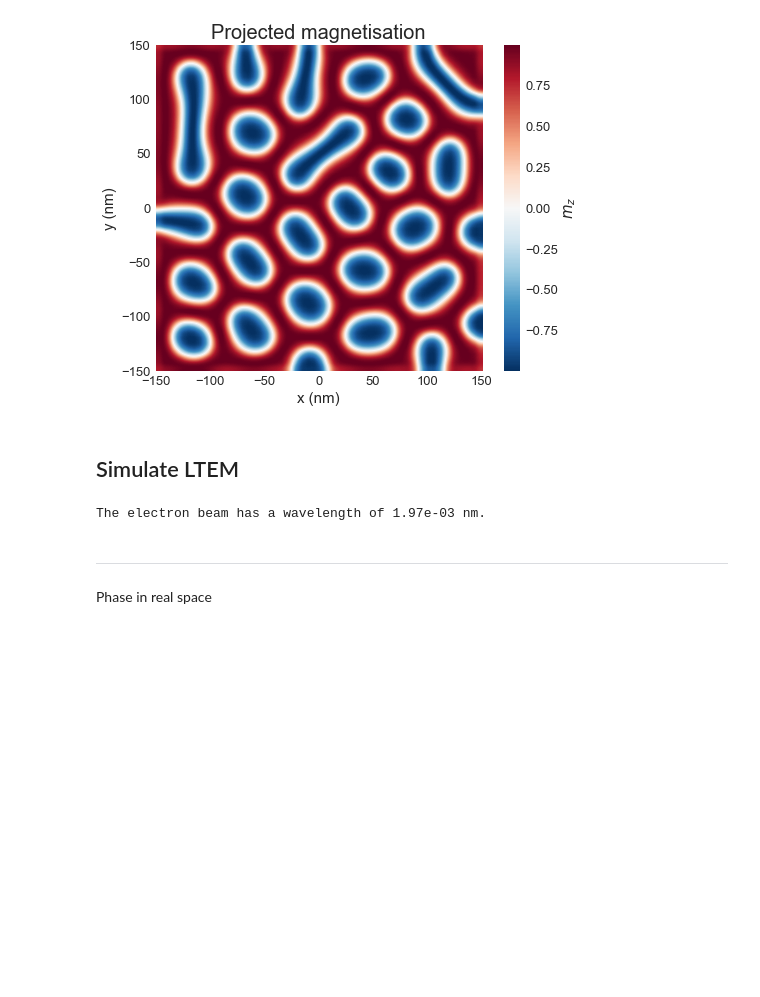
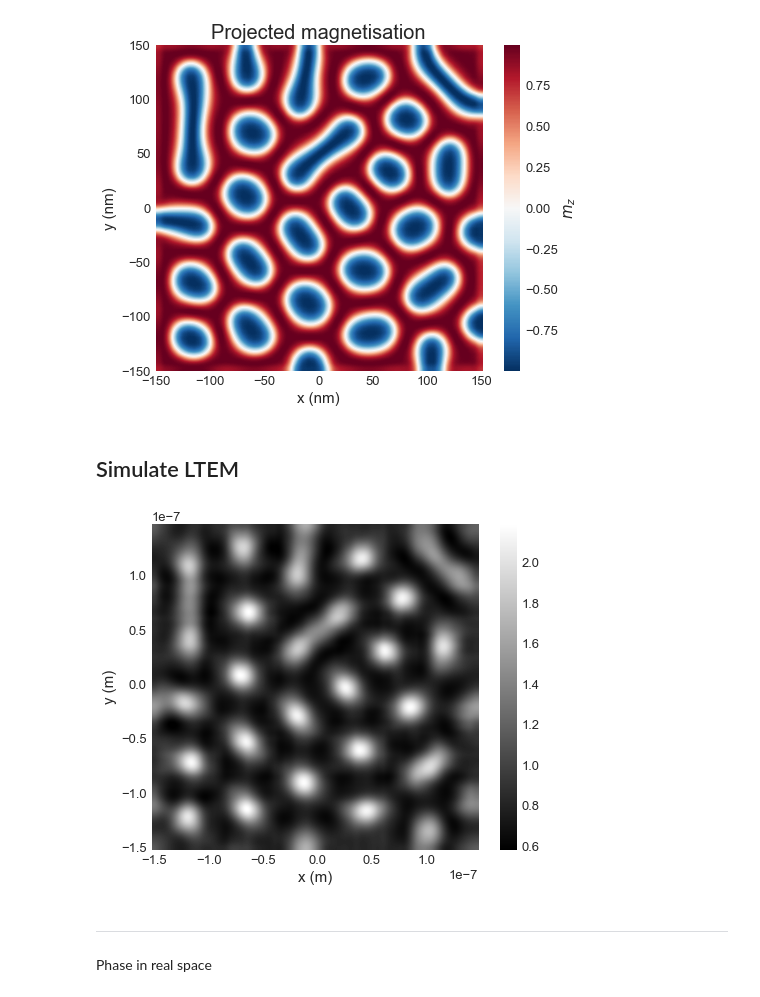
Before and after one commit to ubermag/mag2exp, a Jupyter notebook: docs/ipynb/LTEM_df_based.ipynb, the cells around one changed output. Drawn from its saved outputs; the diff is of its cells as text; code cells hidden in the pictures; blank space fills up the shorter version.

```diff
--- a/docs/ipynb/LTEM_df_based.ipynb
+++ b/docs/ipynb/LTEM_df_based.ipynb
@@ -61,9 +61,14 @@ ax.set_title('Projected magnetisation');
 # %%
 import exsim
 # %%
-phase, ft_phase = exsim.ltem_phase(system.m, U=300e3, Cs=8000)
+phase, ft_phase = exsim.ltem_phase(system.m)
-# %% [output]
-The electron beam has a wavelength of 1.97e-03 nm.
+# %%
+defocus = exsim.ltem_defocus_image(phase, U=300e3, Cs=8000, df_length=-0.4e-3)
+# %%
+defocus.mpl_scalar(cmap='gray',
+                   interpolation='spline16')
+# %% [output]
+[figure, added]
 # %% [markdown]
 ---
 Phase in real space
```
Also changed, not shown: parts of 8 cells of this notebook.
